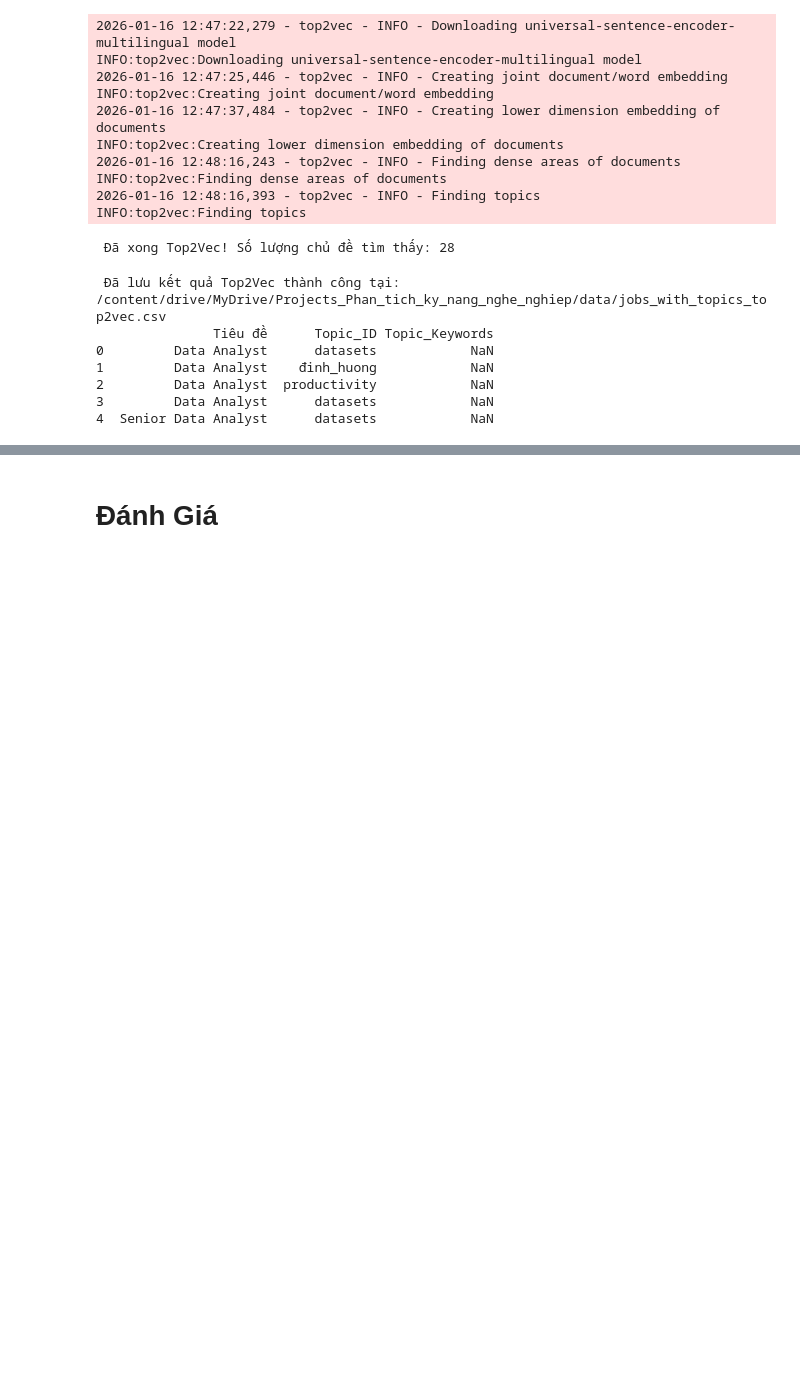
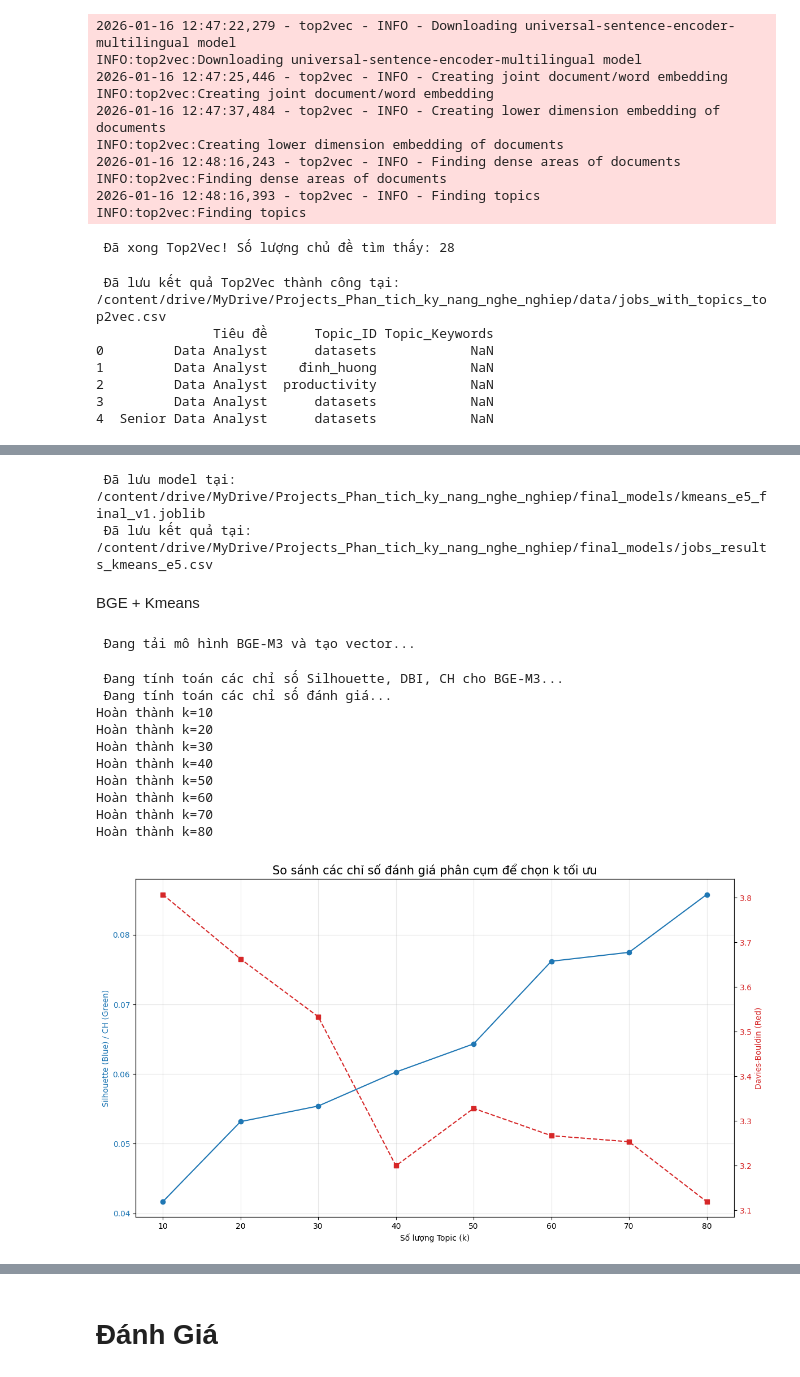
Before and after one commit to theanh-2k4/Project_Phan_Tich_Nghe_Nghiep, a Jupyter notebook: Code/Step2_TopicModeling.ipynb, the cells around one changed output, grey strips where cells are left out. Cells and saved outputs as stored; diff of their text form; code cells hidden in the pictures; blank space fills up the shorter version.

```diff
--- a/Code/Step2_TopicModeling.ipynb
+++ b/Code/Step2_TopicModeling.ipynb
@@ -365,0 +468,46 @@ print(df_top2vec[['Tiêu đề', 'Topic_ID', 'Topic_Keywords']].head())
+# %%
+k = 50
+kmeans = KMeans(n_clusters=k, random_state=42, n_init=10)
+df['Topic_ID'] = kmeans.fit_predict(e5_embeddings)
+
+# 2. Hàm trích xuất từ khóa bằng c-TF-IDF sử dụng cột e5_input
+def get_topic_words(df, k, text_col):
+    # Gom các văn bản trong cùng một Topic thành một chuỗi duy nhất
+    docs_per_topic = df.groupby(['Topic_ID'], as_index=False).agg({text_col: ' '.join})
+
+    # Tính toán TF-IDF để tìm từ khóa đặc trưng cho từng Topic
+    vectorizer = TfidfVectorizer(stop_words=None, max_features=50) # Tăng max_features để bắt được nhiều từ hơn
+    tfidf_matrix = vectorizer.fit_transform(docs_per_topic[text_col])
+    words = vectorizer.get_feature_names_out()
+
+    topic_keywords = {}
+    for i in range(k):
+        # Lấy 10 từ có trọng số TF-IDF cao nhất trong cụm i
+        top_10_indices = tfidf_matrix[i].toarray()[0].argsort()[-10:][::-1]
+        topic_keywords[i] = ", ".join([words[idx] for idx in top_10_indices])
+    return topic_keywords
+
+# Thực thi trích xuất từ khóa
+keywords_map = get_topic_words(df, k, "e5_input")
+df['Topic_Keywords'] = df['Topic_ID'].map(keywords_map)
+
+# --- 3. Lưu trữ Mô hình và DataFrame ---
+# Tạo thư mục lưu trữ trên Drive (nếu chưa có)
+save_path = "/content/drive/MyDrive/Projects_Phan_tich_ky_nang_nghe_nghiep/final_models"
+os.makedirs(save_path, exist_ok=True)
+
+# Lưu model KMeans (để sau này dùng .predict cho dữ liệu mới)
+model_file = os.path.join(save_path, "kmeans_e5_final_v1.joblib")
+joblib.dump(kmeans, model_file)
+
+# Lưu DataFrame kết quả (chứa Topic_ID và Keywords)
+csv_file = os.path.join(save_path, "jobs_results_kmeans_e5.csv")
+df.to_csv(csv_file, index=False, encoding="utf-8-sig")
+
+print(f" Đã lưu model tại: {model_file}")
+print(f" Đã lưu kết quả tại: {csv_file}")
+# %% [output]
+ Đã lưu model tại: /content/drive/MyDrive/Projects_Phan_tich_ky_nang_nghe_nghiep/final_models/kmeans_e5_final_v1.joblib
+ Đã lưu kết quả tại: /content/drive/MyDrive/Projects_Phan_tich_ky_nang_nghe_nghiep/final_models/jobs_results_kmeans_e5.csv
+# %% [markdown]
+BGE + Kmeans
@@ -365,0 +572,27 @@ print(df_top2vec[['Tiêu đề', 'Topic_ID', 'Topic_Keywords']].head())
+# %%
+# 1. Khởi tạo mô hình BGE-M3
+# BAAI/bge-m3 là mô hình cực kỳ mạnh mẽ cho tiếng Việt
+print(" Đang tải mô hình BGE-M3 và tạo vector...")
+bge_model = SentenceTransformer('BAAI/bge-m3', device="cuda")
+
+# 2. Tạo embeddings (Sử dụng docs bạn đã có)
+bge_embeddings = bge_model.encode(docs, batch_size=32, show_progress_bar=True)
+
+# 3. Thực thi tìm k tối ưu với các chỉ số đánh giá
+# Chúng ta dùng lại hàm plot_clustering_metrics đã viết ở trên
+k_range = range(10, 81, 10)
+print(" Đang tính toán các chỉ số Silhouette, DBI, CH cho BGE-M3...")
+sil_bge, dbi_bge, ch_bge = plot_clustering_metrics(bge_embeddings, k_range)
+# %% [output]
+ Đang tải mô hình BGE-M3 và tạo vector...
+ Đang tính toán các chỉ số Silhouette, DBI, CH cho BGE-M3...
+ Đang tính toán các chỉ số đánh giá...
+Hoàn thành k=10
+Hoàn thành k=20
+Hoàn thành k=30
+Hoàn thành k=40
+Hoàn thành k=50
+Hoàn thành k=60
+Hoàn thành k=70
+Hoàn thành k=80
+[figure, added]
```
Also changed, not shown: parts of 38 cells of this notebook, 16 other files.
